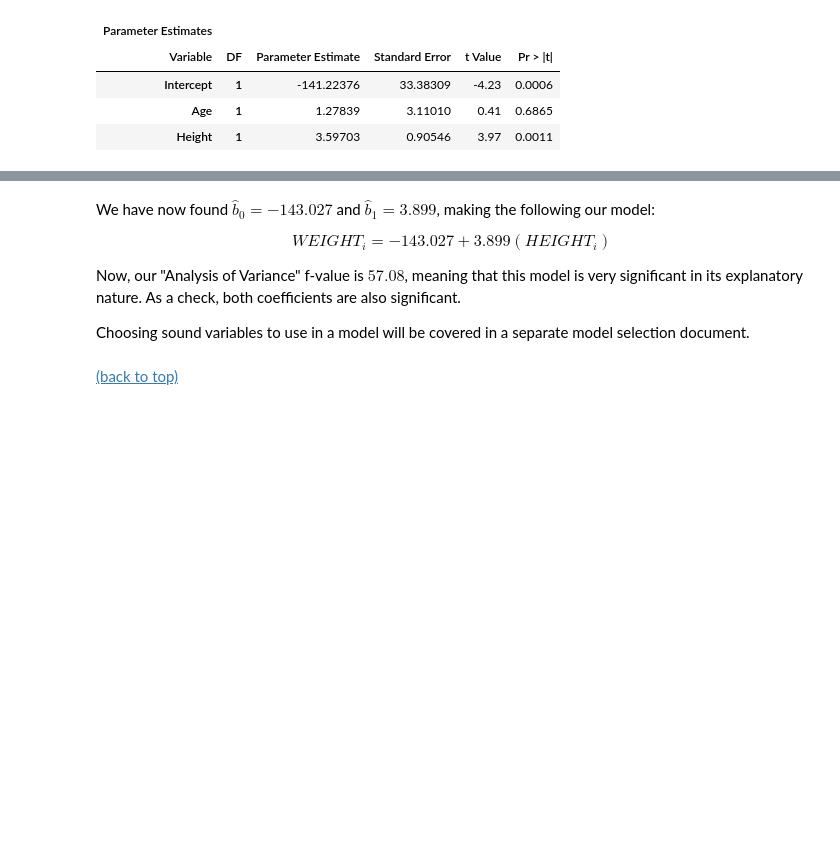
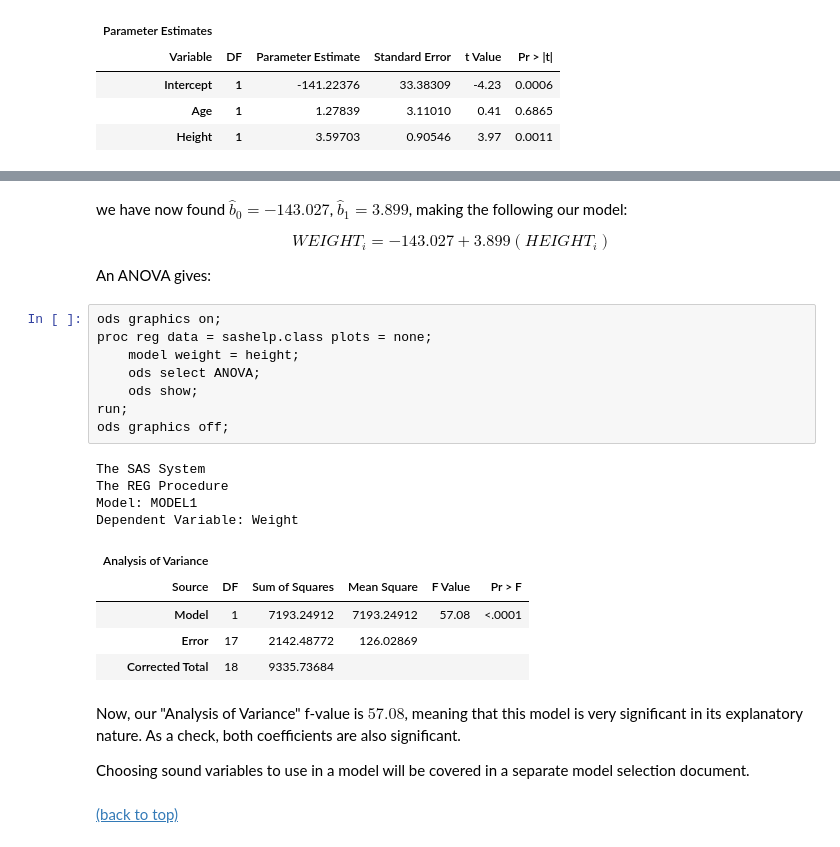
Before and after one commit to JLeeHPA/Regression-notes, a Jupyter notebook: 02. Multiple linear regression.ipynb, the cells around one changed output, grey strips where cells are left out. Cells and saved outputs as stored; diff of their text form; blank space fills up the shorter version.

```diff
--- a/02. Multiple linear regression.ipynb
+++ b/02. Multiple linear regression.ipynb
@@ -412,10 +469,30 @@ ods graphics off;
+# %% [markdown]
+we have now found $\widehat{b}_0 = -143.027$, $\widehat{b}_1 = 3.899$, making the following our model:
+
+\begin{equation}
+WEIGHT_i = -143.027 + 3.899 (HEIGHT_i)
+\end{equation}
+
+An ANOVA gives:
+# %%
+ods graphics on;
+proc reg data = sashelp.class plots = none;
+    model weight = height;
+    ods select ANOVA;
+    ods show;
+run;
+ods graphics off;
+# %% [output]
+The SAS System
+The REG Procedure
+Model: MODEL1
+Dependent Variable: Weight
+| Analysis of Variance |  |  |  |  |  |
+| Source | DF | Sum of Squares | Mean Square | F Value | Pr > F |
+| Model | 1 | 7193.24912 | 7193.24912 | 57.08 | <.0001 |
+| Error | 17 | 2142.48772 | 126.02869 |  |  |
+| Corrected Total | 18 | 9335.73684 |  |  |  |
 # %% [markdown]
-We have now found $\widehat{b}_0 = -143.027$ and $\widehat{b}_1 = 3.899$, making the following our model:
-
-\begin{equation}
-WEIGHT_i = -143.027 + 3.899 (HEIGHT_i)
-\end{equation}
-
 Now, our "Analysis of Variance" f-value is $57.08$, meaning that this model is very significant in its explanatory nature. As a check, both coefficients are also significant.
 
 Choosing sound variables to use in a model will be covered in a separate model selection document.
```
Also changed, not shown: parts of 7 cells of this notebook, 4 other files.
